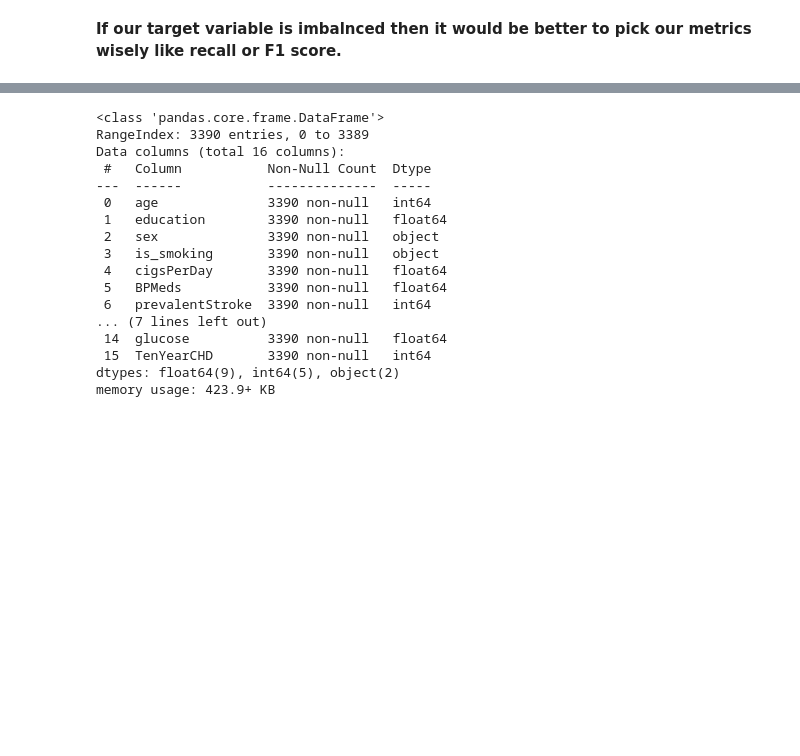
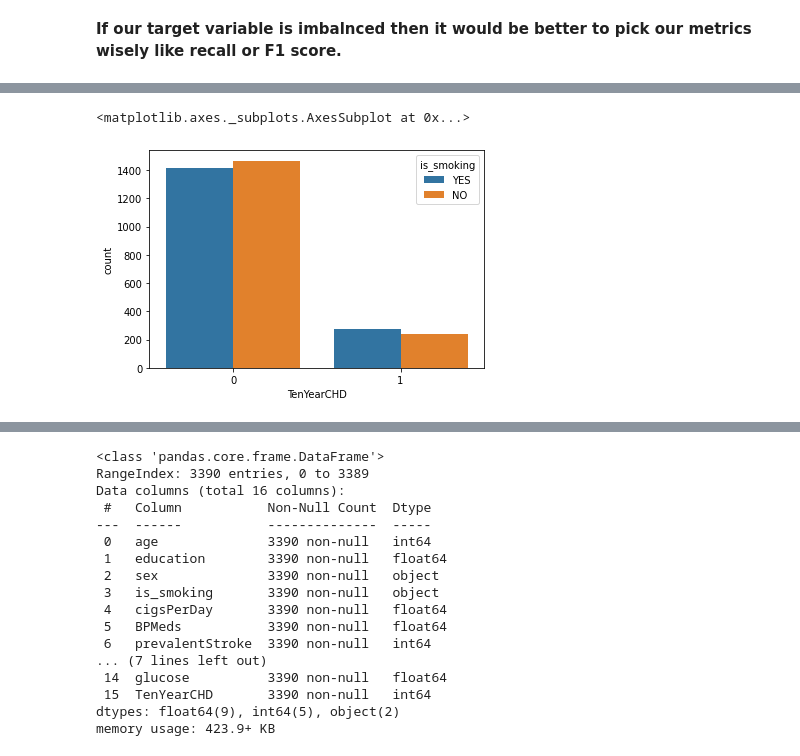
Before and after one commit to Kondasagar/Cardiovascular-Risk-Prediction, a Jupyter notebook: Cardiovascular_Risk_Prediction.ipynb, the cells around one changed output, grey strips where cells are left out. Saved outputs shown, nothing was run; the diff lists cells and outputs as text; code cells hidden in the pictures; blank space fills up the shorter version.

```diff
--- a/Cardiovascular_Risk_Prediction.ipynb
+++ b/Cardiovascular_Risk_Prediction.ipynb
@@ -250,0 +279,6 @@ plt.show()
+# %%
+# count plot of smoking people having diseases
+sns.countplot(x ='TenYearCHD', hue ='is_smoking', data = df)
+# %% [output]
+<matplotlib.axes._subplots.AxesSubplot at 0x...>
+[figure, added]
```
Also changed, not shown: parts of 10 cells of this notebook.
